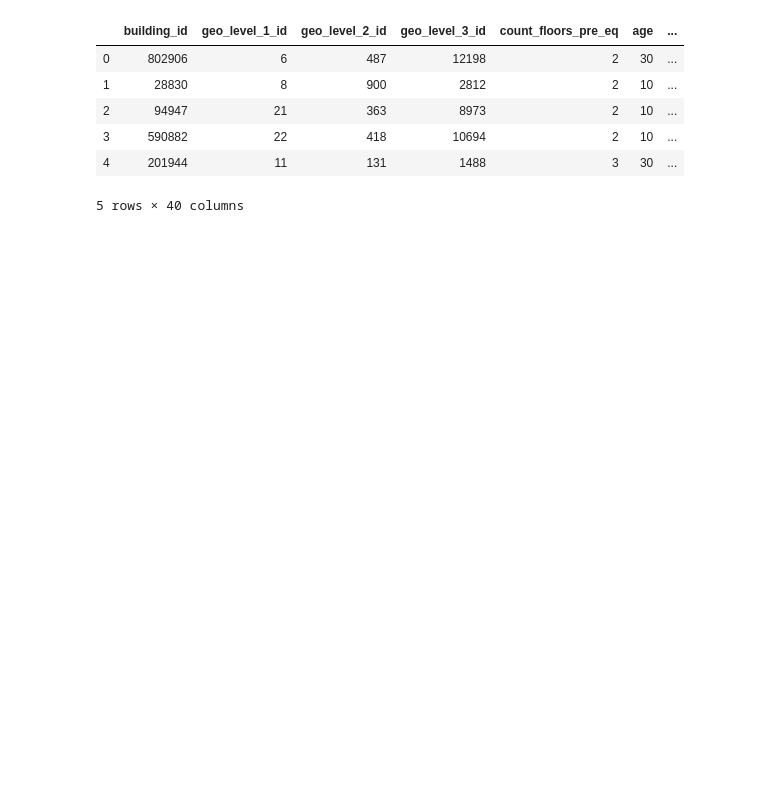
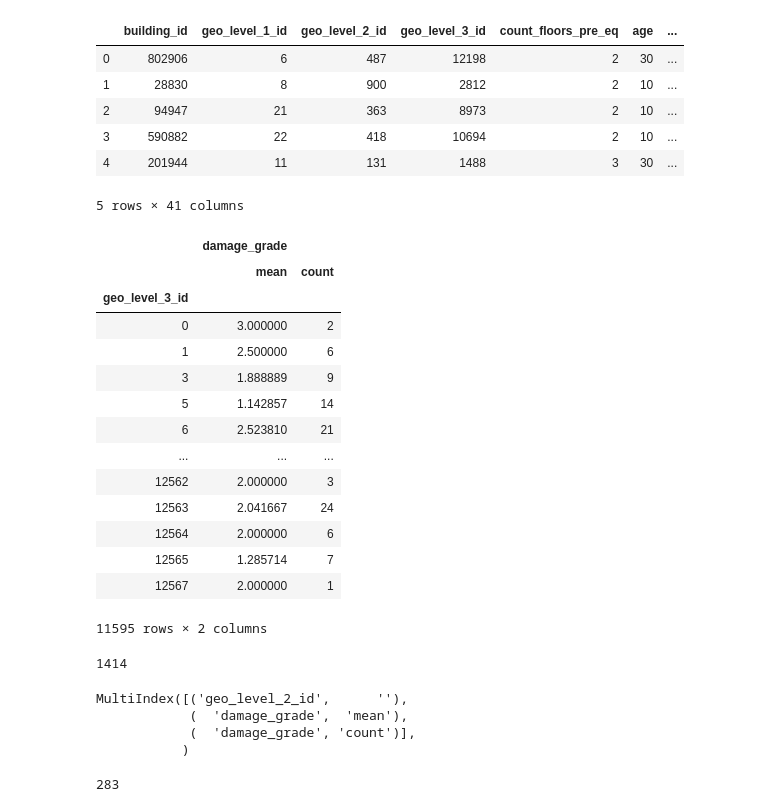
Before and after one commit to alan-flint/Richter-DrivenData, a Jupyter notebook: src/alan_eda.ipynb, the cells around one changed output. Saved outputs shown, nothing was run; the diff lists cells and outputs as text; code cells hidden in the pictures; blank space fills up the shorter version.

```diff
--- a/src/alan_eda.ipynb
+++ b/src/alan_eda.ipynb
@@ -10,0 +60,4 @@ d = data.copy()
+# %%
+d.loc[d['geo_level_1_id'] == 1, 'geo'] = 1
+d.loc[d['geo_level_2_id'] == 1, 'geo'] = 2
+d.loc[d['geo_level_3_id'] == 1, 'geo'] = 3
@@ -17,4 +86,24 @@ d.head()
 | 2 | 94947 | 21 | 363 | 8973 | 2 | 10 | ... |
 | 3 | 590882 | 22 | 418 | 10694 | 2 | 10 | ... |
 | 4 | 201944 | 11 | 131 | 1488 | 3 | 30 | ... |
-5 rows × 40 columns
+5 rows × 41 columns
+# %%
+g = d.groupby(['geo_level_3_id']).agg({'damage_grade':['mean','count']})
+# %%
+g
+# %% [output]
+|  | damage_grade |  |
+|  | mean | count |
+| geo_level_3_id |  |  |
+| 0 | 3.000000 | 2 |
+| 1 | 2.500000 | 6 |
+| 3 | 1.888889 | 9 |
+| 5 | 1.142857 | 14 |
+| 6 | 2.523810 | 21 |
+| ... | ... | ... |
+| 12562 | 2.000000 | 3 |
+| 12563 | 2.041667 | 24 |
+| 12564 | 2.000000 | 6 |
+| 12565 | 1.285714 | 7 |
+| 12567 | 2.000000 | 1 |
+11595 rows × 2 columns
@@ -20,0 +112,11 @@ d.head()
+# %%
+len(h)
+# %% [output]
+1414
+# %%
+h.columns
+# %% [output]
+MultiIndex([('geo_level_2_id',      ''),
+            (  'damage_grade',  'mean'),
+            (  'damage_grade', 'count')],
+           )
@@ -20,0 +125,4 @@ d.head()
+# %%
+len(hi)
+# %% [output]
+283
```
Also changed, not shown: parts of 18 cells of this notebook, 1 other file.
